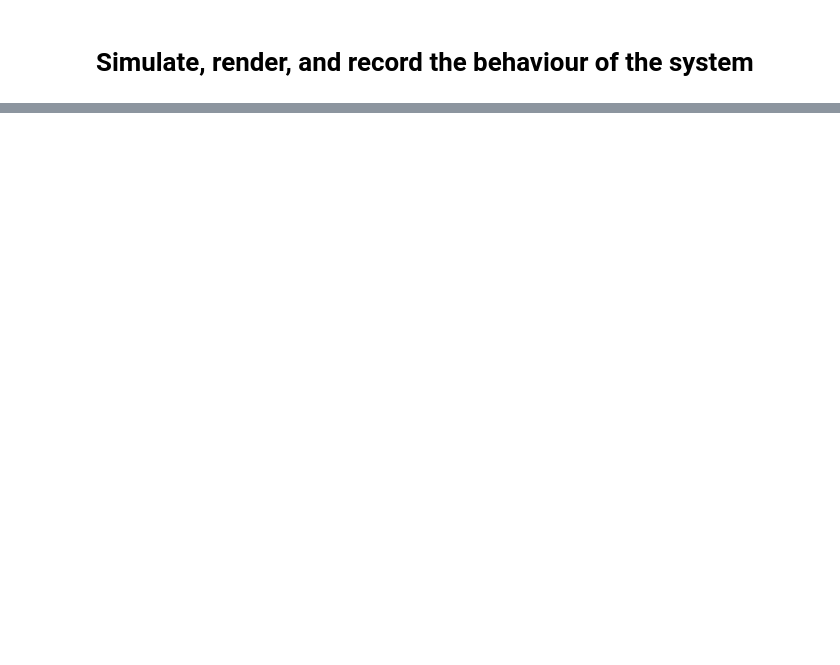
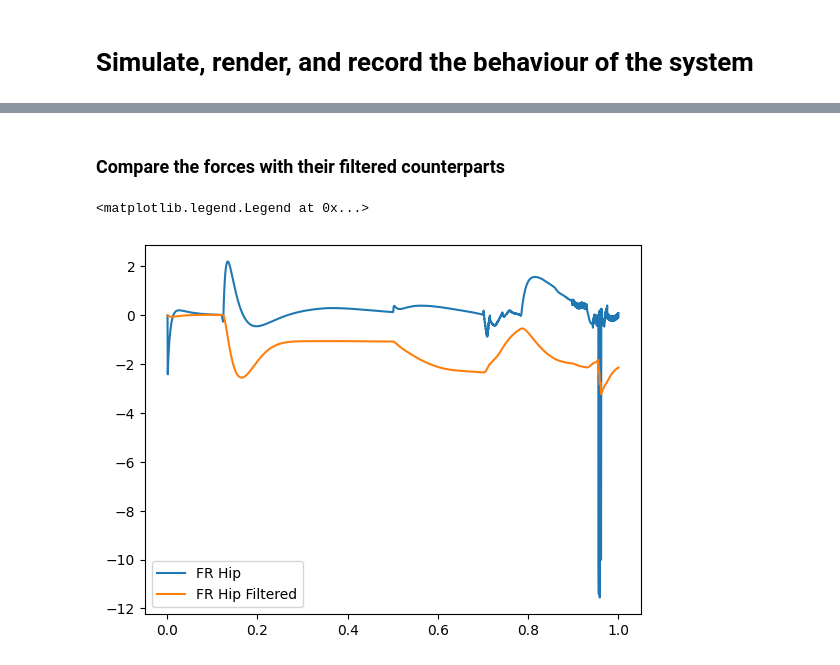
Before and after one commit to jack33001/.vscode, a Jupyter notebook: main.ipynb, the cells around one changed output, grey strips where cells are left out. Cells and saved outputs as stored; diff of their text form; code cells hidden in the pictures; blank space fills up the shorter version.

```diff
--- a/main.ipynb
+++ b/main.ipynb
@@ -262 +300,10 @@ Text(0.5, 1.0, 'Joint Forces')
+# %% [markdown]
+### Compare the forces with their filtered counterparts
+# %%
+plt.plot(time, np.array(forces[:, 8]), label='FR Hip')
+plt.plot(time, np.array(avg_forces[:, 9]), label='FR Hip Filtered')
+plt.legend()
+# %% [output]
+<matplotlib.legend.Legend at 0x...>
+[figure, added]
 # %% [markdown]
```
Also changed, not shown: parts of 27 cells of this notebook, 15 other files.
